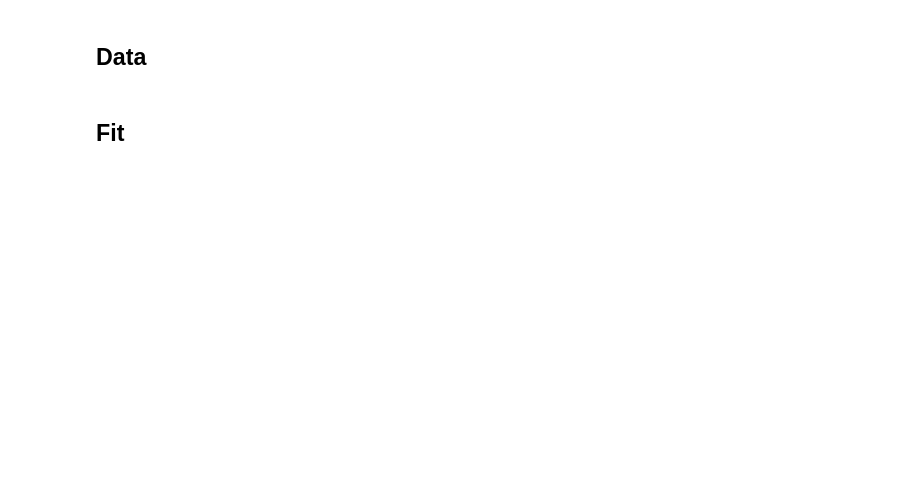
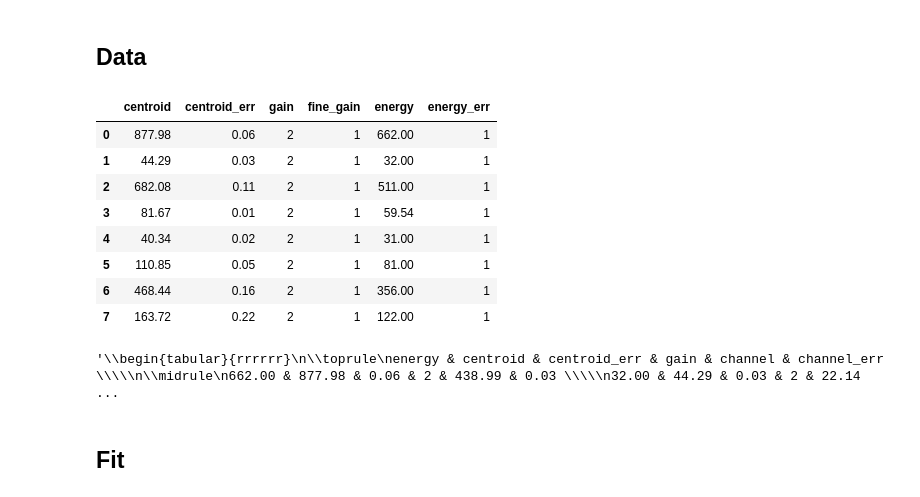
Before and after one commit to jshe2304/phys21100, a Jupyter notebook: experiment2/calibration.ipynb, the cells around one changed output. Cells and saved outputs as stored; diff of their text form; code cells hidden in the pictures; blank space fills up the shorter version.

```diff
--- a/experiment2/calibration.ipynb
+++ b/experiment2/calibration.ipynb
@@ -57,6 +57,17 @@ def data_fit(p0, func, xvar, yvar, err, tmi=0):
 # %% [markdown]
 ## Data
 # %%
-data = pd.read_csv('./data/calibration_1.csv')
+data = pd.read_csv('./data/calibration_3.csv')
+data
+# %% [output]
+|  | centroid | centroid_err | gain | fine_gain | energy | energy_err |
+| 0 | 877.98 | 0.06 | 2 | 1 | 662.00 | 1 |
+| 1 | 44.29 | 0.03 | 2 | 1 | 32.00 | 1 |
+| 2 | 682.08 | 0.11 | 2 | 1 | 511.00 | 1 |
+| 3 | 81.67 | 0.01 | 2 | 1 | 59.54 | 1 |
+| 4 | 40.34 | 0.02 | 2 | 1 | 31.00 | 1 |
+| 5 | 110.85 | 0.05 | 2 | 1 | 81.00 | 1 |
+| 6 | 468.44 | 0.16 | 2 | 1 | 356.00 | 1 |
+| 7 | 163.72 | 0.22 | 2 | 1 | 122.00 | 1 |
 # %%
 channel = data['centroid'] / (data['gain'] * data['fine_gain'])
@@ -63,3 +77,7 @@ channel = data['centroid'] / (data['gain'] * data['fine_gain'])
+# %%
+data[['energy', 'centroid', 'centroid_err', 'gain', 'channel', 'channel_err']].to_latex(float_format="%.2f", index=False)
+# %% [output]
+'\\begin{tabular}{rrrrrr}\n\\toprule\nenergy & centroid & centroid_err & gain & channel & channel_err \\\\\n\\midrule\n662.00 & 877.98 & 0.06 & 2 & 438.99 & 0.03 \\\\\n32.00 & 44.29 & 0.03 & 2 & 22.14 ...
 # %% [markdown]
 ## Fit
 # %%
```
Also changed, not shown: parts of 3 cells of this notebook, 17 other files.
